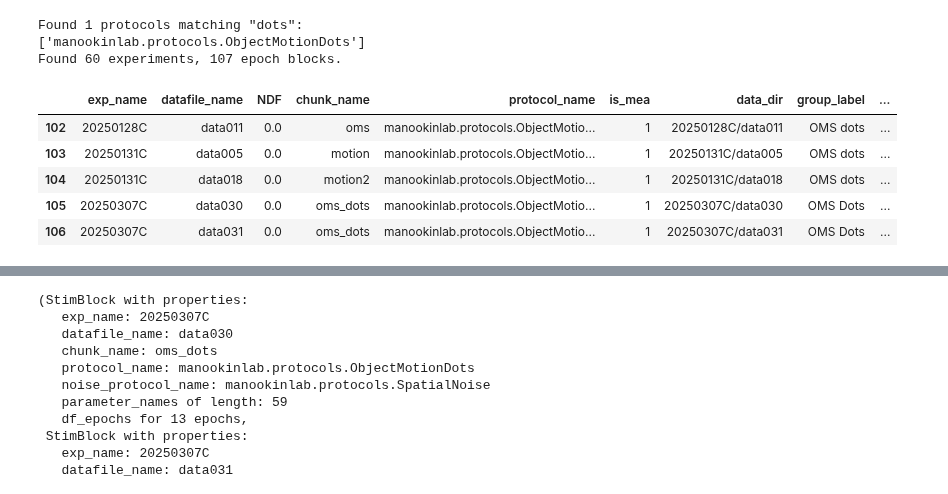
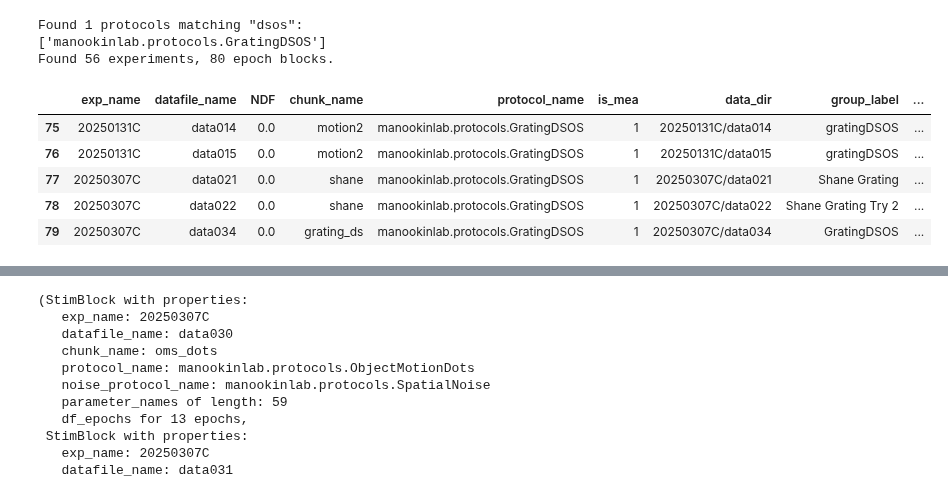
Before and after one commit to DRezeanu/retinanalysis, a Jupyter notebook: nbs/query_test.ipynb, the cells around one changed output, grey strips where cells are left out. Drawn from its saved outputs; the diff is of its cells as text; code cells hidden in the pictures.

```diff
--- a/nbs/query_test.ipynb
+++ b/nbs/query_test.ipynb
@@ -24,16 +36,16 @@ importlib.reload(stim)
 # %%
-protocol_names = dju.search_protocol('dots')
+protocol_names = dju.search_protocol('dsos')
 df = dju.get_datasets_from_protocol_names(protocol_names)
 df.tail()
 # %% [output]
-Found 1 protocols matching "dots":
-['manookinlab.protocols.ObjectMotionDots']
-Found 60 experiments, 107 epoch blocks.
+Found 1 protocols matching "dsos":
+['manookinlab.protocols.GratingDSOS']
+Found 56 experiments, 80 epoch blocks.
 |  | exp_name | datafile_name | NDF | chunk_name | protocol_name | is_mea | data_dir | group_label | ... |
-| 102 | 20250128C | data011 | 0.0 | oms | manookinlab.protocols.ObjectMotio... | 1 | 20250128C/data011 | OMS dots | ... |
-| 103 | 20250131C | data005 | 0.0 | motion | manookinlab.protocols.ObjectMotio... | 1 | 20250131C/data005 | OMS dots | ... |
-| 104 | 20250131C | data018 | 0.0 | motion2 | manookinlab.protocols.ObjectMotio... | 1 | 20250131C/data018 | OMS dots | ... |
-| 105 | 20250307C | data030 | 0.0 | oms_dots | manookinlab.protocols.ObjectMotio... | 1 | 20250307C/data030 | OMS Dots | ... |
-| 106 | 20250307C | data031 | 0.0 | oms_dots | manookinlab.protocols.ObjectMotio... | 1 | 20250307C/data031 | OMS Dots | ... |
+| 75 | 20250131C | data014 | 0.0 | motion2 | manookinlab.protocols.GratingDSOS | 1 | 20250131C/data014 | gratingDSOS | ... |
+| 76 | 20250131C | data015 | 0.0 | motion2 | manookinlab.protocols.GratingDSOS | 1 | 20250131C/data015 | gratingDSOS | ... |
+| 77 | 20250307C | data021 | 0.0 | shane | manookinlab.protocols.GratingDSOS | 1 | 20250307C/data021 | Shane Grating | ... |
+| 78 | 20250307C | data022 | 0.0 | shane | manookinlab.protocols.GratingDSOS | 1 | 20250307C/data022 | Shane Grating Try 2 | ... |
+| 79 | 20250307C | data034 | 0.0 | grating_ds | manookinlab.protocols.GratingDSOS | 1 | 20250307C/data034 | GratingDSOS | ... |
 # %%
 importlib.reload(stim)
```
Also changed, not shown: parts of 16 cells of this notebook, 1 other file.
